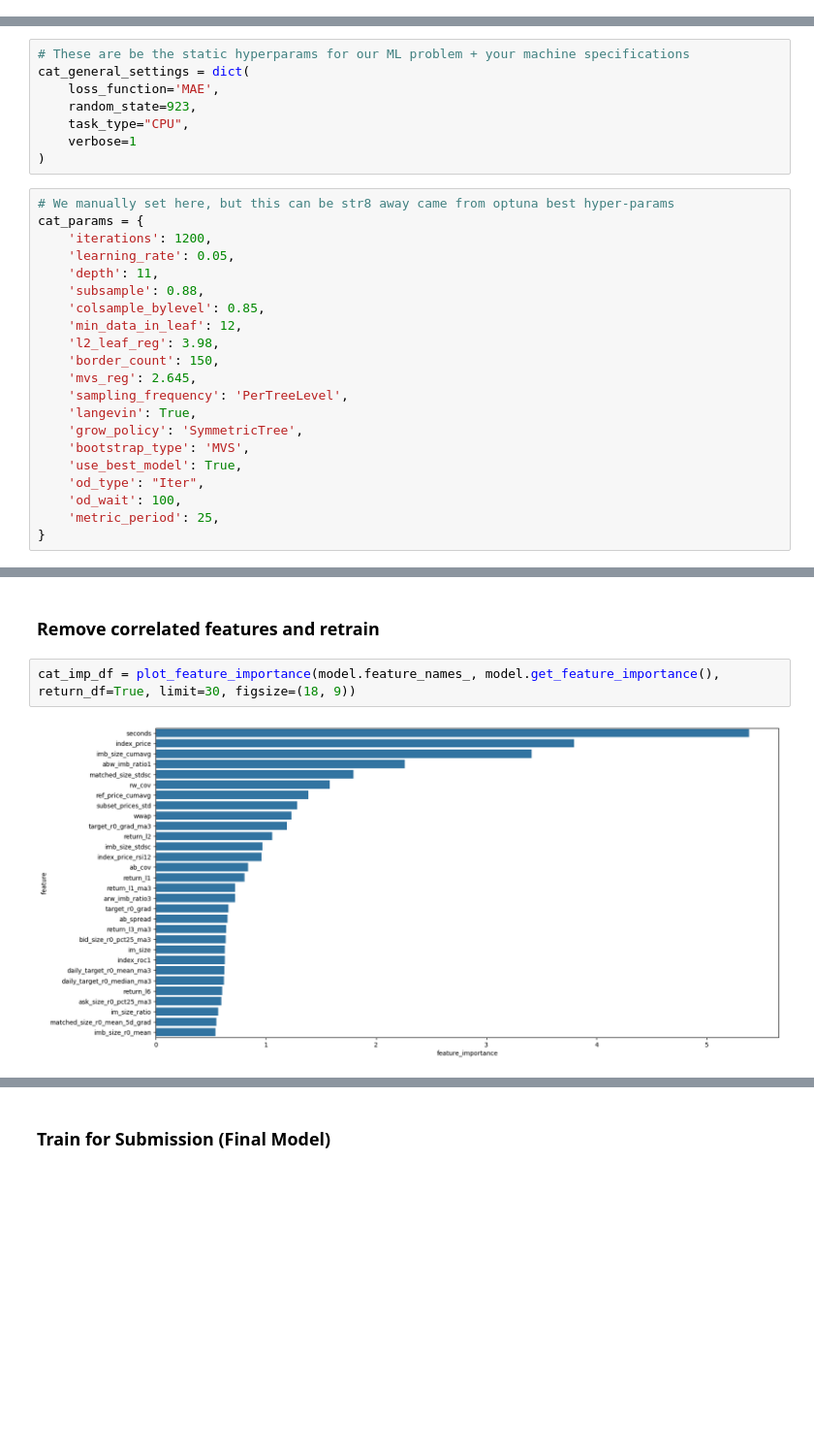
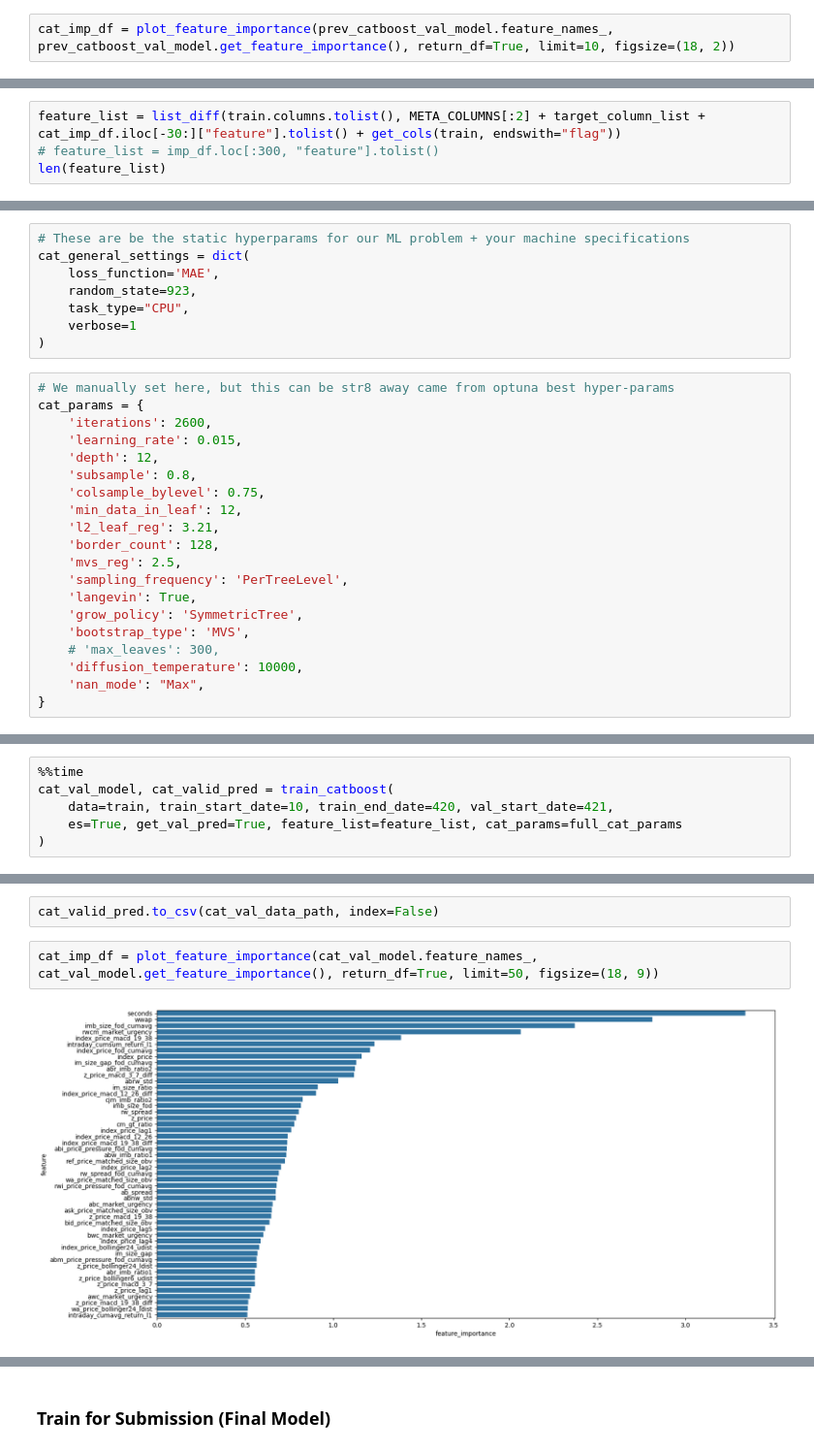
Before and after one commit to waikey-lee/kaggle-optiver-trading, a Jupyter notebook: notebooks/3.0.gradient_boosting_baseline.ipynb, the cells around one changed output, grey strips where cells are left out. Shown at 97% size. Saved outputs shown, nothing was run; the diff lists cells and outputs as text; blank space fills up the shorter version.

Commit message:
Updated GBM training functions

```diff
--- a/notebooks/3.0.gradient_boosting_baseline.ipynb
+++ b/notebooks/3.0.gradient_boosting_baseline.ipynb
@@ -447,0 +504,2 @@ plt.show()
+# %%
+cat_imp_df = plot_feature_importance(prev_catboost_val_model.feature_names_, prev_catboost_val_model.get_feature_importance(), return_df=True, limit=10, figsize=(18, 2))
@@ -447,0 +508,4 @@ plt.show()
+# %%
+feature_list = list_diff(train.columns.tolist(), META_COLUMNS[:2] + target_column_list + cat_imp_df.iloc[-30:]["feature"].tolist() + get_cols(train, endswith="flag"))
+# feature_list = imp_df.loc[:300, "feature"].tolist()
+len(feature_list)
@@ -456,23 +522,22 @@ cat_general_settings = dict(
 # %%
 # We manually set here, but this can be str8 away came from optuna best hyper-params
 cat_params = {
-    'iterations': 1200,
-    'learning_rate': 0.05,
-    'depth': 11,
-    'subsample': 0.88,
-    'colsample_bylevel': 0.85,
+    'iterations': 2600,
+    'learning_rate': 0.015,
+    'depth': 12,
+    'subsample': 0.8,
+    'colsample_bylevel': 0.75,
     'min_data_in_leaf': 12,
-    'l2_leaf_reg': 3.98,
-    'border_count': 150,
-    'mvs_reg': 2.645,
+    'l2_leaf_reg': 3.21,
+    'border_count': 128,
+    'mvs_reg': 2.5,
     'sampling_frequency': 'PerTreeLevel',
     'langevin': True,
     'grow_policy': 'SymmetricTree',
     'bootstrap_type': 'MVS',
-    'use_best_model': True,
-    'od_type': "Iter",
-    'od_wait': 100,
-    'metric_period': 25,
+    # 'max_leaves': 300,
+    'diffusion_temperature': 10000,
+    'nan_mode': "Max",
 }
 # %%
 # Final hyper-params set
@@ -536,0 +552,6 @@ Wall time: 48min 8s
+# %%
+%%time
+cat_val_model, cat_valid_pred = train_catboost(
+    data=train, train_start_date=10, train_end_date=420, val_start_date=421,
+    es=True, get_val_pred=True, feature_list=feature_list, cat_params=full_cat_params
+)
@@ -539,6 +586,6 @@ model.save_model(cat_val_model_path)
-# %% [markdown]
-### Remove correlated features and retrain
+# %%
+cat_valid_pred.to_csv(cat_val_data_path, index=False)
 # %%
-cat_imp_df = plot_feature_importance(model.feature_names_, model.get_feature_importance(), return_df=True, limit=30, figsize=(18, 9))
+cat_imp_df = plot_feature_importance(cat_val_model.feature_names_, cat_val_model.get_feature_importance(), return_df=True, limit=50, figsize=(18, 9))
 # %% [output]
-[figure, old version]
+[figure, new version]
```
Also changed, not shown: parts of 59 cells of this notebook.
